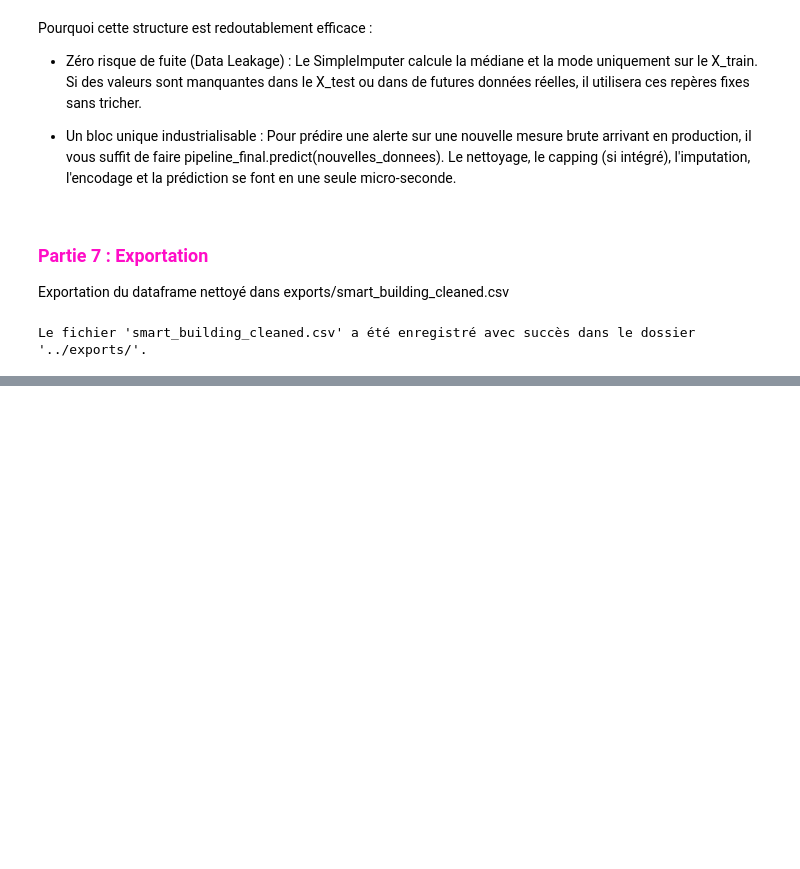
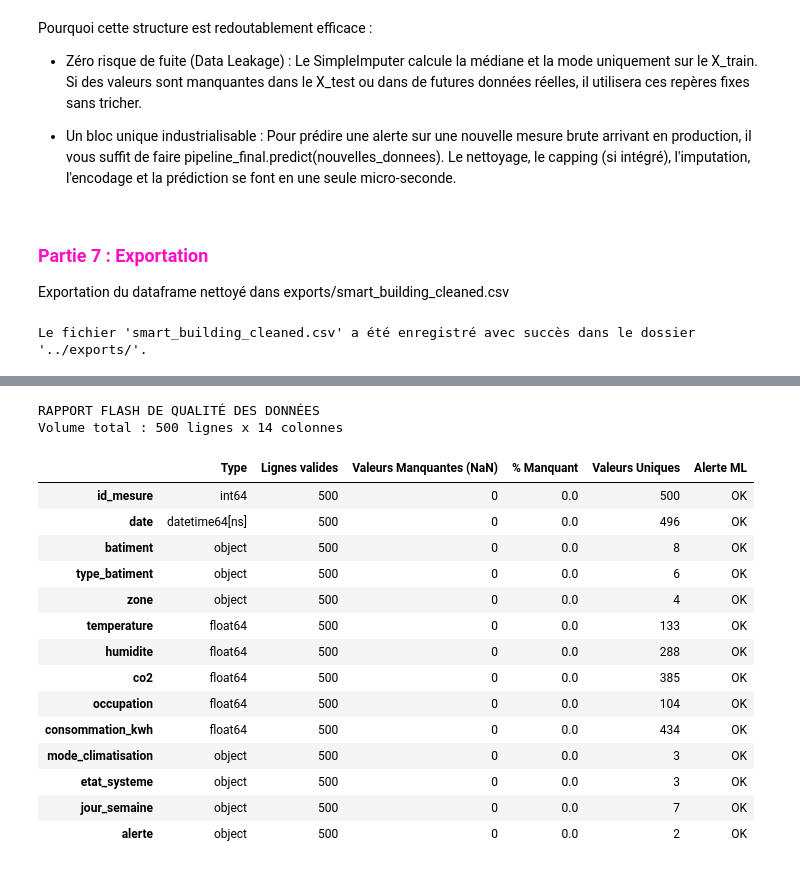
Before and after one commit to cheikhahmedtidiane/atelier_prepa_donnees_tab, a Jupyter notebook: atelier_prepa_donnees_tab/notebooks/atelier_prepa_donnees_tab.ipynb, the cells around one changed output, grey strips where cells are left out. Saved outputs shown, nothing was run; the diff lists cells and outputs as text; code cells hidden in the pictures; blank space fills up the shorter version.

Commit message:
Partie 8 - Bonus : Automatisation du rapport de qualité des données (Data Quality Health Check) juste avant de concevoir les pipelines

```diff
--- a/atelier_prepa_donnees_tab/notebooks/atelier_prepa_donnees_tab.ipynb
+++ b/atelier_prepa_donnees_tab/notebooks/atelier_prepa_donnees_tab.ipynb
@@ -1428,0 +1437,45 @@ Le fichier 'smart_building_cleaned.csv' a été enregistré avec succès dans le
+# %%
+def check_sante_donnees(dataframe):
+
+    # Génère un rapport flash de qualité des données pour le Machine Learning.
+
+    rapport = pd.DataFrame({
+        'Type': dataframe.dtypes,
+        'Lignes valides': dataframe.count(),
+        'Valeurs Manquantes (NaN)': dataframe.isnull().sum(),
+        '% Manquant': (dataframe.isnull().sum() / len(dataframe) * 100).round(2),
+        'Valeurs Uniques': dataframe.nunique(),
+    })
+
+    # Alerte si une colonne a plus de 50% de manquants (inutile pour le ML)
+    rapport['Alerte ML'] = rapport.apply(
+        lambda r: 'Trop de NaN (>50%)' if r['% Manquant'] > 50
+        else ('Colonne constante (Inutile)' if r['Valeurs Uniques'] == 1
+        else 'OK'), axis=1
+    )
+
+    print("RAPPORT FLASH DE QUALITÉ DES DONNÉES ")
+    print(f"Volume total : {dataframe.shape[0]} lignes x {dataframe.shape[1]} colonnes\n")
+    return rapport
+
+# Application sur notre dataset (brut ou nettoyé)
+rapport_qualite = check_sante_donnees(df_clean)
+rapport_qualite
+# %% [output]
+RAPPORT FLASH DE QUALITÉ DES DONNÉES
+Volume total : 500 lignes x 14 colonnes
+|  | Type | Lignes valides | Valeurs Manquantes (NaN) | % Manquant | Valeurs Uniques | Alerte ML |
+| id_mesure | int64 | 500 | 0 | 0.0 | 500 | OK |
+| date | datetime64[ns] | 500 | 0 | 0.0 | 496 | OK |
+| batiment | object | 500 | 0 | 0.0 | 8 | OK |
+| type_batiment | object | 500 | 0 | 0.0 | 6 | OK |
+| zone | object | 500 | 0 | 0.0 | 4 | OK |
+| temperature | float64 | 500 | 0 | 0.0 | 133 | OK |
+| humidite | float64 | 500 | 0 | 0.0 | 288 | OK |
+| co2 | float64 | 500 | 0 | 0.0 | 385 | OK |
+| occupation | float64 | 500 | 0 | 0.0 | 104 | OK |
+| consommation_kwh | float64 | 500 | 0 | 0.0 | 434 | OK |
+| mode_climatisation | object | 500 | 0 | 0.0 | 3 | OK |
+| etat_systeme | object | 500 | 0 | 0.0 | 3 | OK |
+| jour_semaine | object | 500 | 0 | 0.0 | 7 | OK |
+| alerte | object | 500 | 0 | 0.0 | 2 | OK |
```
Also changed, not shown: parts of 3 cells of this notebook.
